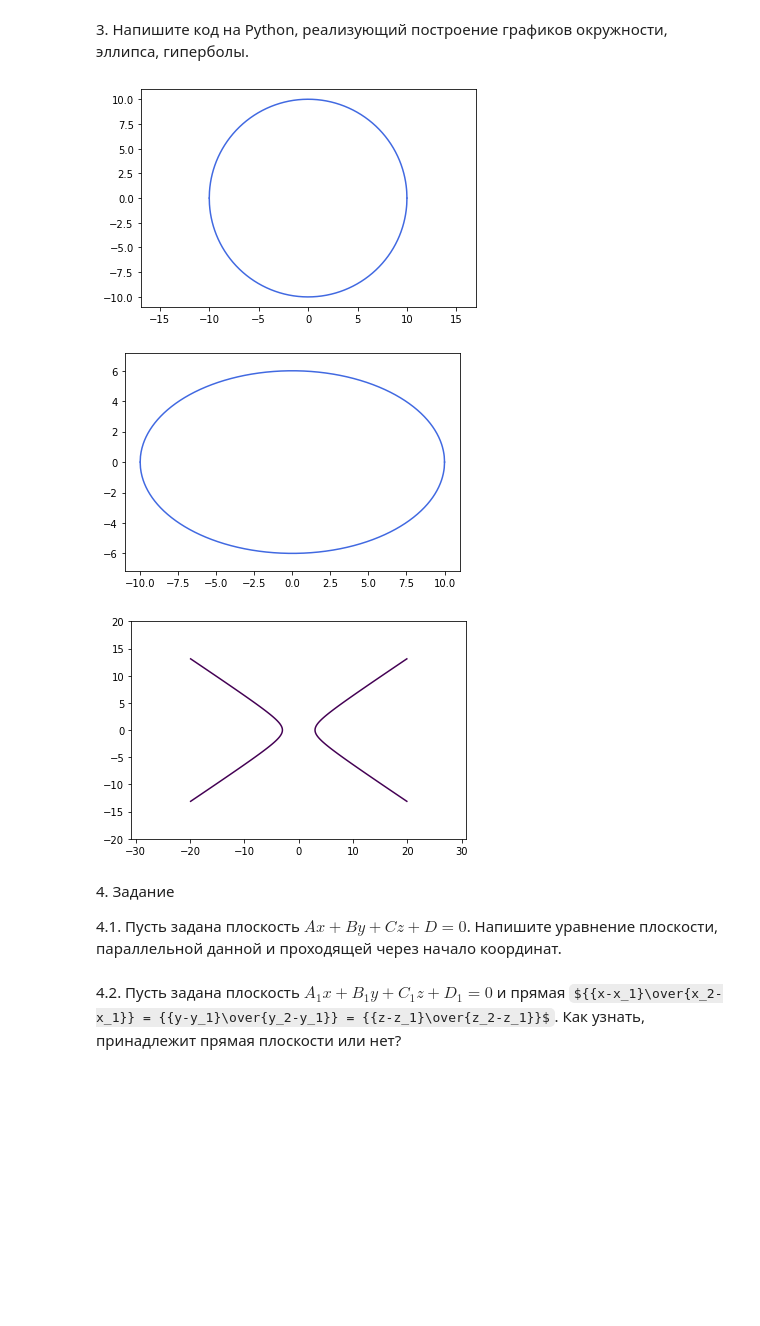
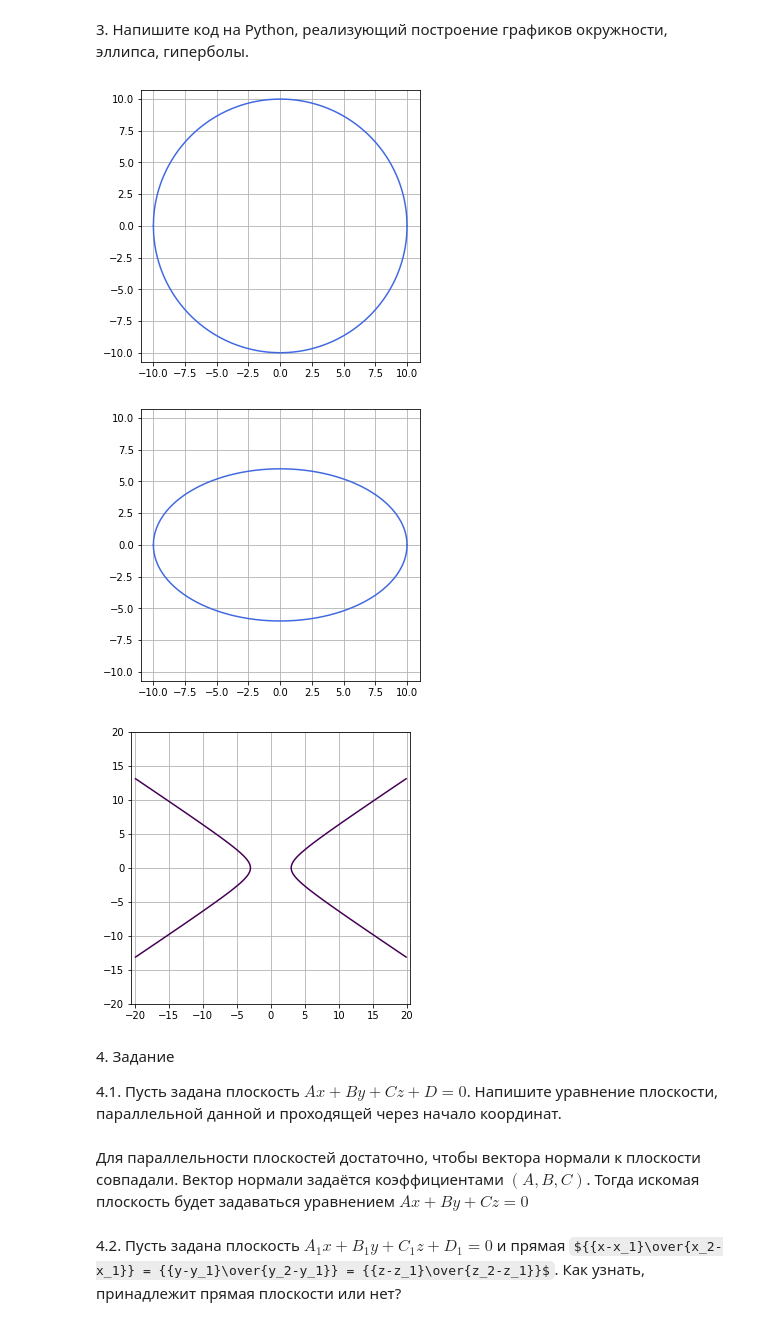
Before and after one commit to dimireme/advanced_math_gb_course, a Jupyter notebook: lesson_3.ipynb, the cells around one changed output. Saved outputs shown, nothing was run; the diff lists cells and outputs as text; code cells hidden in the pictures; some formulas as TeX source; blank space fills up the shorter version.

```diff
--- a/lesson_3.ipynb
+++ b/lesson_3.ipynb
@@ -50,14 +52,16 @@ plt.grid()
 # %%
 # график окружности
 R = 10
 x = np.linspace(-R, R, 1000)
 y1 = np.sqrt(R**2 - x**2)
 y2 = -np.sqrt(R**2 - x**2)
+plt.figure(figsize=(5, 5))
 plt.axis('equal')
+plt.grid()
 plt.plot(x, y1, 'royalblue', x, y2, 'royalblue')
 plt.show()
 # %% [output]
-[figure, old version]
+[figure, new version]
 # %%
 # график эллипса
 a = 10
@@ -65,25 +69,31 @@ b = 6
 x = np.linspace(-a, a, 1000)
 y1 = b*np.sqrt(1 - (x/a)**2)
 y2 = -b*np.sqrt(1 - (x/a)**2)
+plt.figure(figsize=(5, 5))
 plt.axis('equal')
+plt.grid()
 plt.plot(x, y1, 'royalblue', x, y2, 'royalblue')
 plt.show()
 # %% [output]
-[figure, old version]
+[figure, new version]
 # %%
 # график гиперболы
 a = 3
 b = 2
 x = np.linspace(-20, 20, 1000)
 X, Y = np.meshgrid(x, x)
+plt.figure(figsize=(5, 5))
+plt.axis('equal')
+plt.grid()
 plt.contour(X, Y, (X/a)**2-(Y/b)**2-1, [0])
-plt.axis('equal')
 plt.show()
 # %% [output]
-[figure, old version]
+[figure, new version]
 # %% [markdown]
 4\. Задание
 
 4.1. Пусть задана плоскость $Ax + By + Cz + D = 0$. Напишите уравнение плоскости, параллельной данной и проходящей через начало координат.
+# %% [markdown]
+Для параллельности плоскостей достаточно, чтобы вектора нормали к плоскости совпадали. Вектор нормали задаётся коэффициентами $(A, B, C)$. Тогда искомая плоскость будет задаваться уравнением $Ax + By + Cz = 0$
 # %% [markdown]
 4.2. Пусть задана плоскость $A_1x + B_1y + C_1z + D_1 = 0$ и прямая ${{x-x_1}\over{x_2-x_1}} = {{y-y_1}\over{y_2-y_1}} = {{z-z_1}\over{z_2-z_1}}$. Как узнать, принадлежит прямая плоскости или нет?
```
Also changed, not shown: parts of 8 cells of this notebook.
